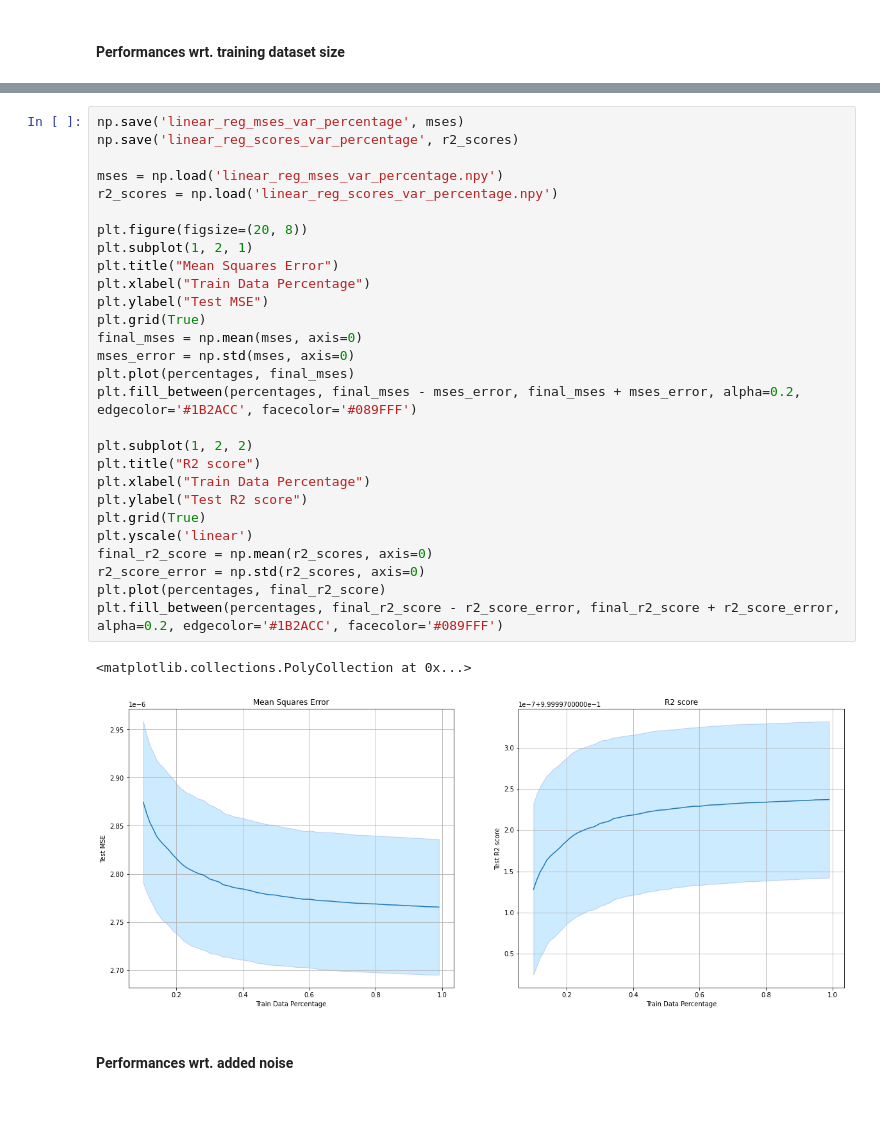
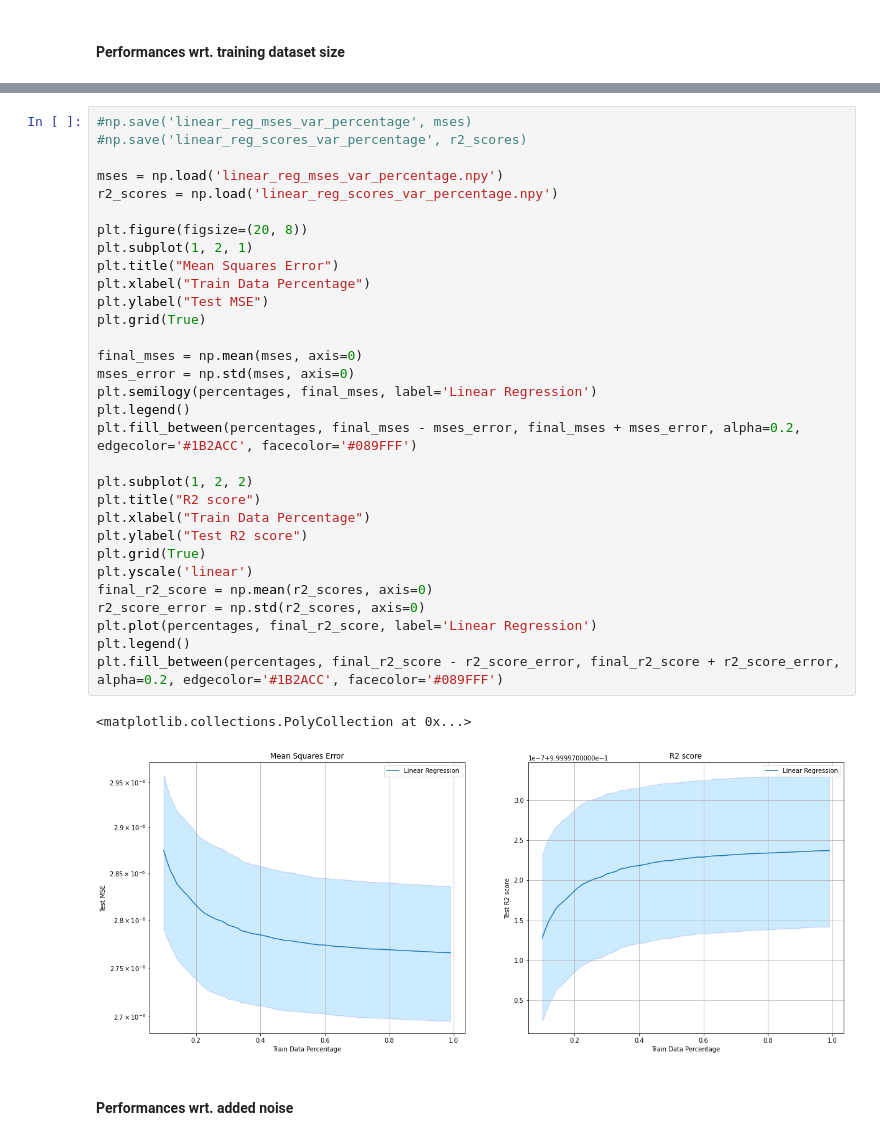
Before and after one commit to HaldiH/dm_project, a Jupyter notebook: linear_regression.ipynb, the cells around one changed output, grey strips where cells are left out. Cells and saved outputs as stored; diff of their text form; blank space fills up the shorter version.

Commit message:
added baseline plot

```diff
--- a/linear_regression.ipynb
+++ b/linear_regression.ipynb
@@ -146,34 +195,37 @@ for k in range(N_TRIALS):
 # %%
-np.save('linear_reg_mses_var_percentage', mses)
-np.save('linear_reg_scores_var_percentage', r2_scores)
+#np.save('linear_reg_mses_var_percentage', mses)
+#np.save('linear_reg_scores_var_percentage', r2_scores)
 
 mses = np.load('linear_reg_mses_var_percentage.npy')
 r2_scores = np.load('linear_reg_scores_var_percentage.npy')
 
 plt.figure(figsize=(20, 8))
 plt.subplot(1, 2, 1)
 plt.title("Mean Squares Error")
 plt.xlabel("Train Data Percentage")
 plt.ylabel("Test MSE")
 plt.grid(True)
+
 final_mses = np.mean(mses, axis=0)
 mses_error = np.std(mses, axis=0)
-plt.plot(percentages, final_mses)
+plt.semilogy(percentages, final_mses, label='Linear Regression')
+plt.legend()
 plt.fill_between(percentages, final_mses - mses_error, final_mses + mses_error, alpha=0.2, edgecolor='#1B2ACC', facecolor='#089FFF')
 
 plt.subplot(1, 2, 2)
 plt.title("R2 score")
 plt.xlabel("Train Data Percentage")
 plt.ylabel("Test R2 score")
 plt.grid(True)
 plt.yscale('linear')
 final_r2_score = np.mean(r2_scores, axis=0)
 r2_score_error = np.std(r2_scores, axis=0)
-plt.plot(percentages, final_r2_score)
+plt.plot(percentages, final_r2_score, label='Linear Regression')
+plt.legend()
 plt.fill_between(percentages, final_r2_score - r2_score_error, final_r2_score + r2_score_error, alpha=0.2, edgecolor='#1B2ACC', facecolor='#089FFF')
 # %% [output]
 <matplotlib.collections.PolyCollection at 0x...>
-[figure, old version]
+[figure, new version]
 # %% [markdown]
 #### Performances wrt. added noise
 # %%
```
Also changed, not shown: parts of 2 cells of this notebook, 2 other files.
